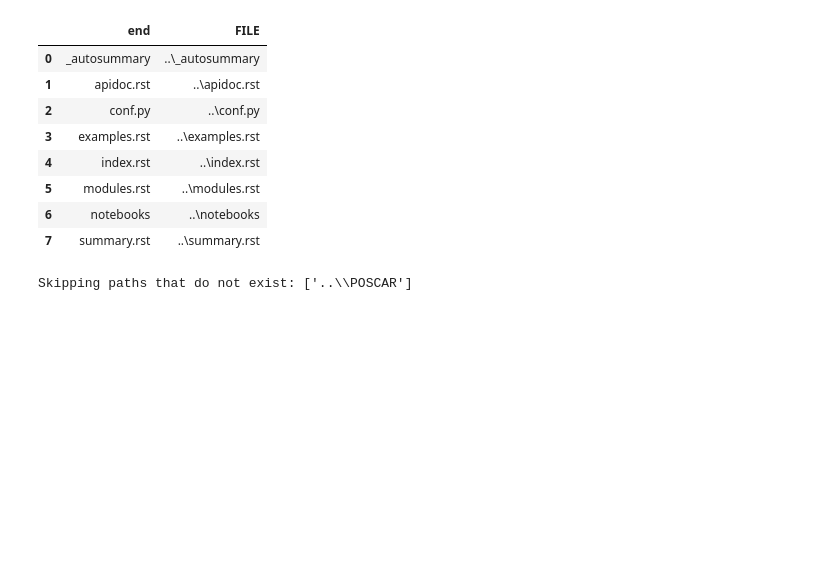
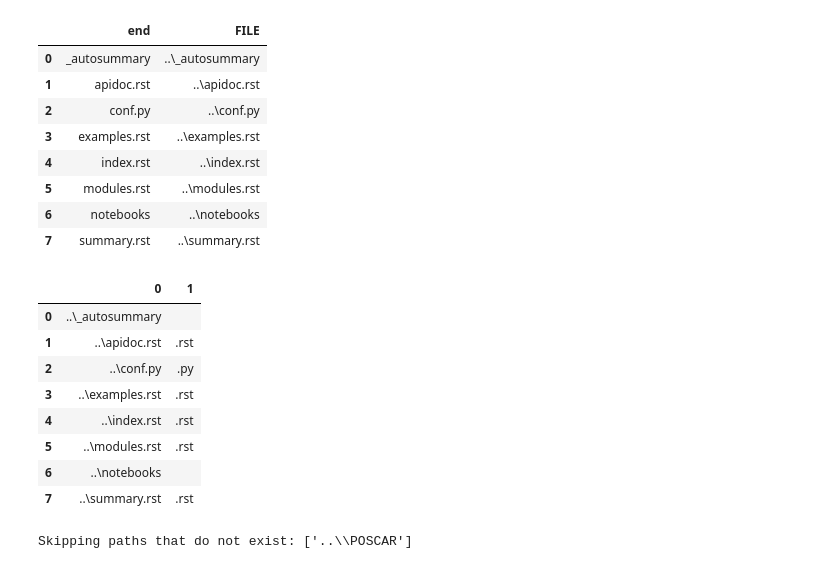
Before and after one commit to asaboor-gh/ipyvasp, a Jupyter notebook: docs/source/notebooks/quickstart.ipynb, the cells around one changed output. Cells and saved outputs as stored; diff of their text form; code cells hidden in the pictures; blank space fills up the shorter version.

```diff
--- a/docs/source/notebooks/quickstart.ipynb
+++ b/docs/source/notebooks/quickstart.ipynb
@@ -141,6 +141,18 @@ files.summarize(lambda path: {'end': path.parts[-1]})
 | 5 | modules.rst | ..\modules.rst |
 | 6 | notebooks | ..\notebooks |
 | 7 | summary.rst | ..\summary.rst |
+# %%
+files.map(lambda p: p.suffix,to_df=True)
+# %% [output]
+|  | 0 | 1 |
+| 0 | ..\_autosummary |  |
+| 1 | ..\apidoc.rst | .rst |
+| 2 | ..\conf.py | .py |
+| 3 | ..\examples.rst | .rst |
+| 4 | ..\index.rst | .rst |
+| 5 | ..\modules.rst | .rst |
+| 6 | ..\notebooks |  |
+| 7 | ..\summary.rst | .rst |
 # %%
 files.input_info()
 # %% [output]
```
Also changed, not shown: parts of 3 cells of this notebook, 4 other files.
